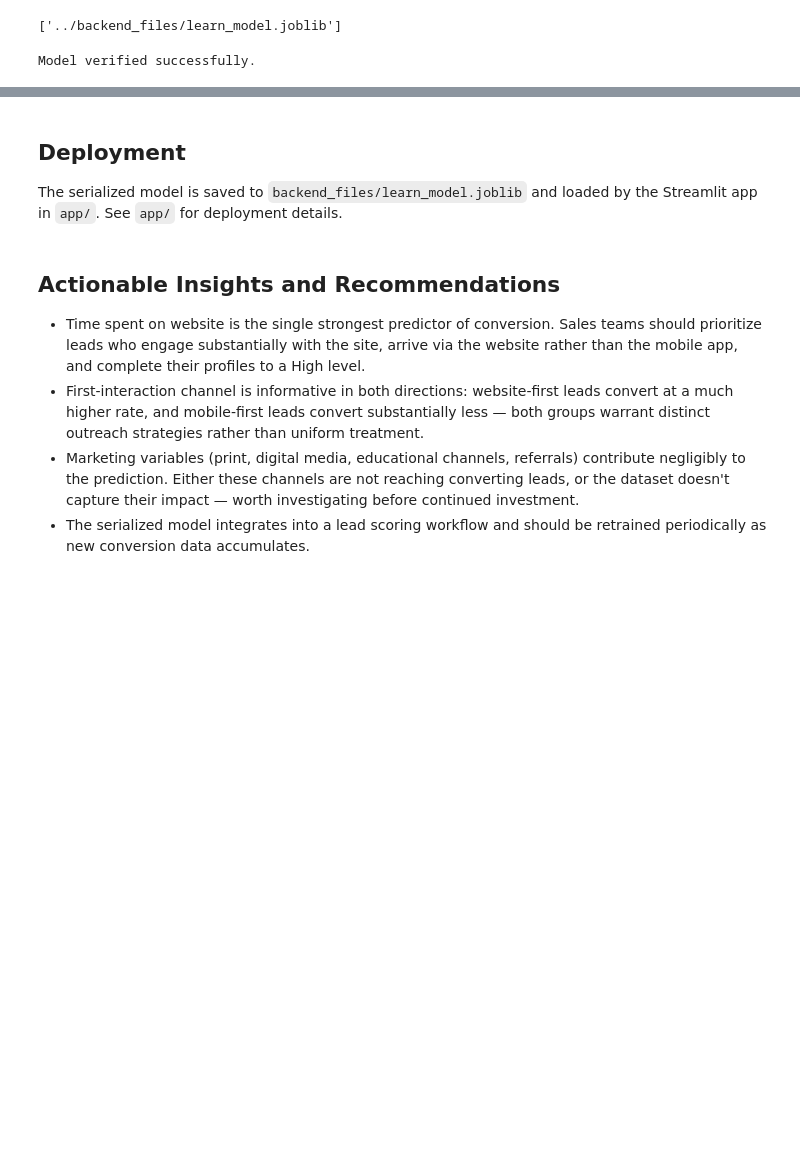
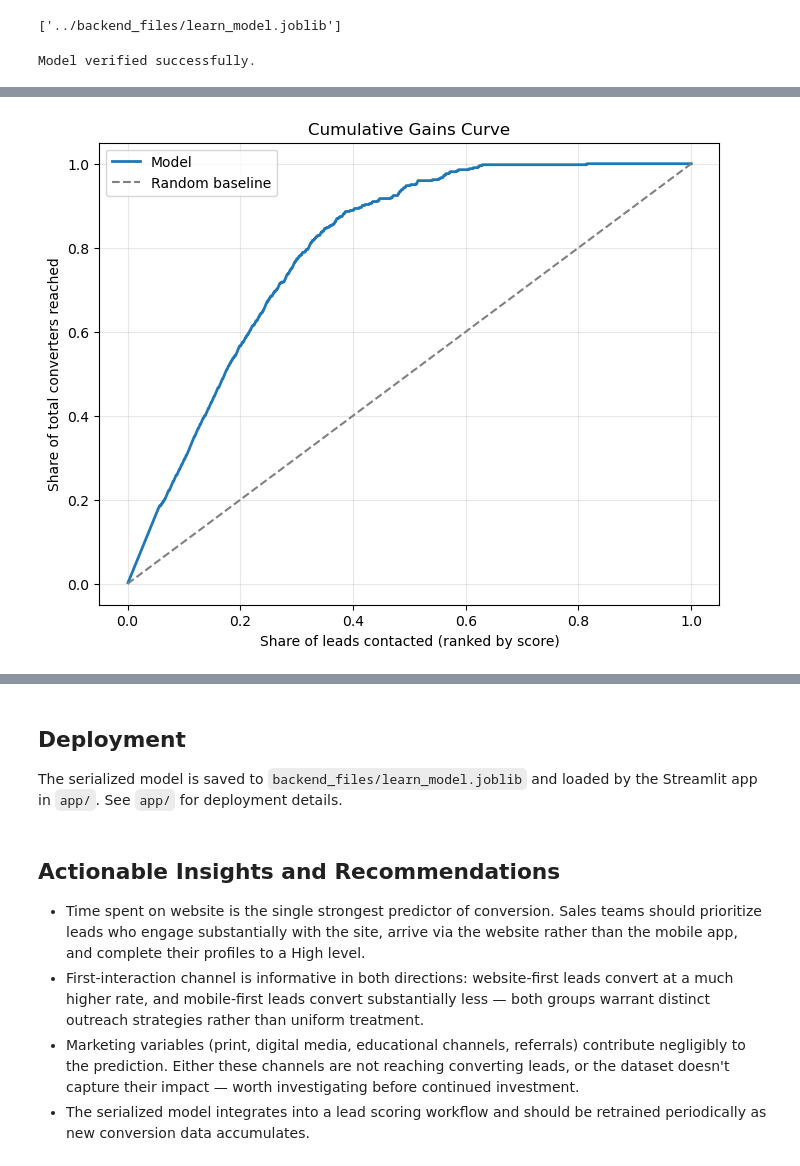
Before and after one commit to berns722/lead-scoring-model, a Jupyter notebook: notebooks/exploration.ipynb, the cells around one changed output, grey strips where cells are left out. Drawn from its saved outputs; the diff is of its cells as text; code cells hidden in the pictures; blank space fills up the shorter version.

```diff
--- a/notebooks/exploration.ipynb
+++ b/notebooks/exploration.ipynb
@@ -622,0 +642,22 @@ Model verified successfully.
+# %%
+# Score all test leads with the final model
+scores = final_model.predict_proba(X_test)[:, 1]
+
+# Build a ranked view: each lead with its score and true outcome
+scored = pd.DataFrame({
+    "score": scores,
+    "actual": y_test.values,
+}).sort_values("score", ascending=False).reset_index(drop=True)
+
+# Precision@K for several K values
+total_converters = scored["actual"].sum()
+ks = [10, 25, 50, 100, 200]
+precision_at_k = pd.DataFrame({
+    "K": ks,
+    "converters_in_top_K": [scored["actual"].head(k).sum() for k in ks],
+    "precision@K": [scored["actual"].head(k).mean() for k in ks],
+    "share_of_total_converters": [scored["actual"].head(k).sum() / total_converters for k in ks],
+})
+
+print(f"Total converters in test set: {total_converters} of {len(scored)} leads")
+precision_at_k
@@ -622,0 +672,17 @@ Model verified successfully.
+# %%
+# Cumulative gains curve: x = share of leads contacted, y = share of converters reached
+n_leads = len(scored)
+contacted_share = np.arange(1, n_leads + 1) / n_leads
+converters_reached = scored["actual"].cumsum() / total_converters
+
+plt.figure(figsize=(8, 6))
+plt.plot(contacted_share, converters_reached, label="Model", linewidth=2)
+plt.plot([0, 1], [0, 1], linestyle="--", color="gray", label="Random baseline")
+plt.xlabel("Share of leads contacted (ranked by score)")
+plt.ylabel("Share of total converters reached")
+plt.title("Cumulative Gains Curve")
+plt.legend()
+plt.grid(alpha=0.3)
+plt.show()
+# %% [output]
+[figure, added]
```
Also changed, not shown: parts of 3 cells of this notebook.
